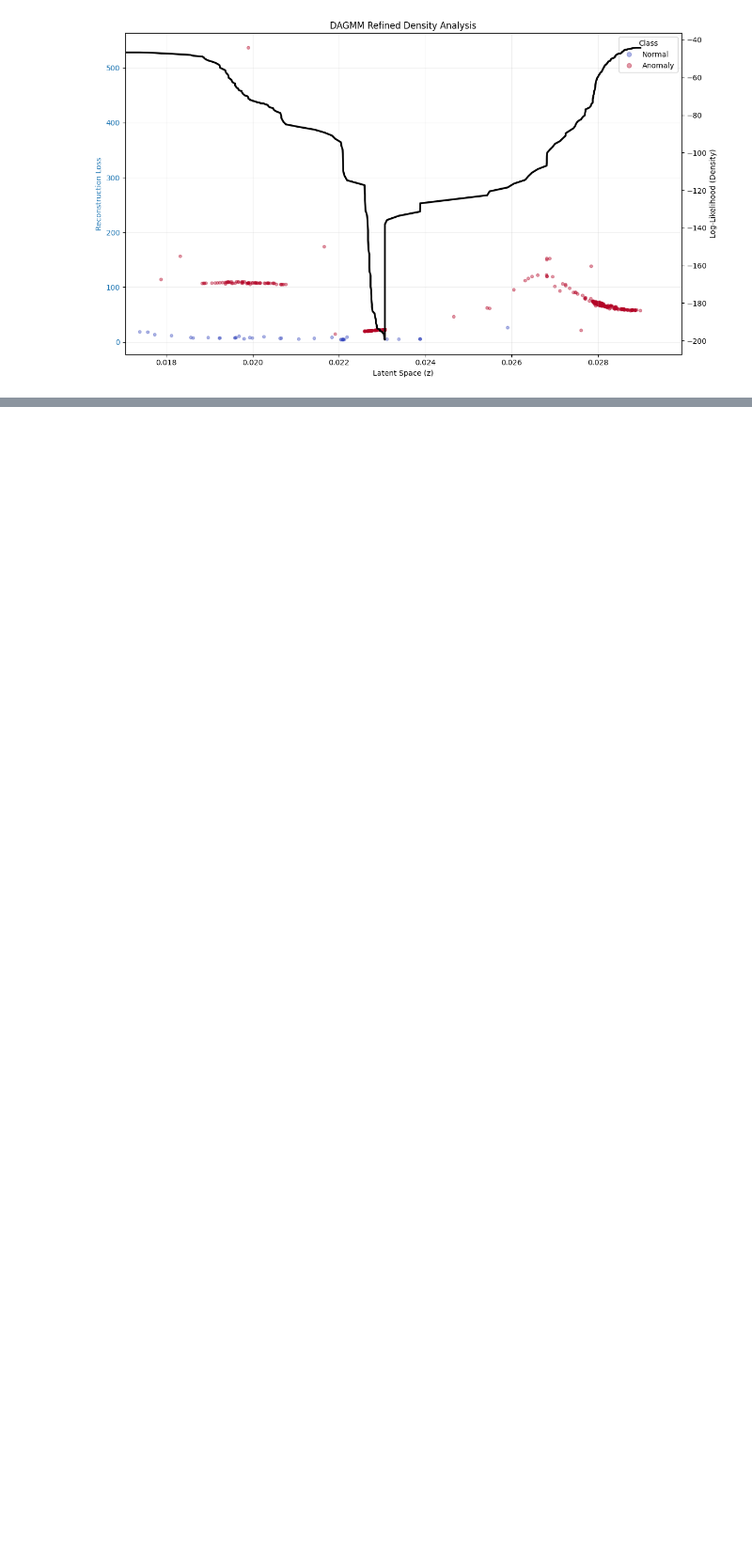
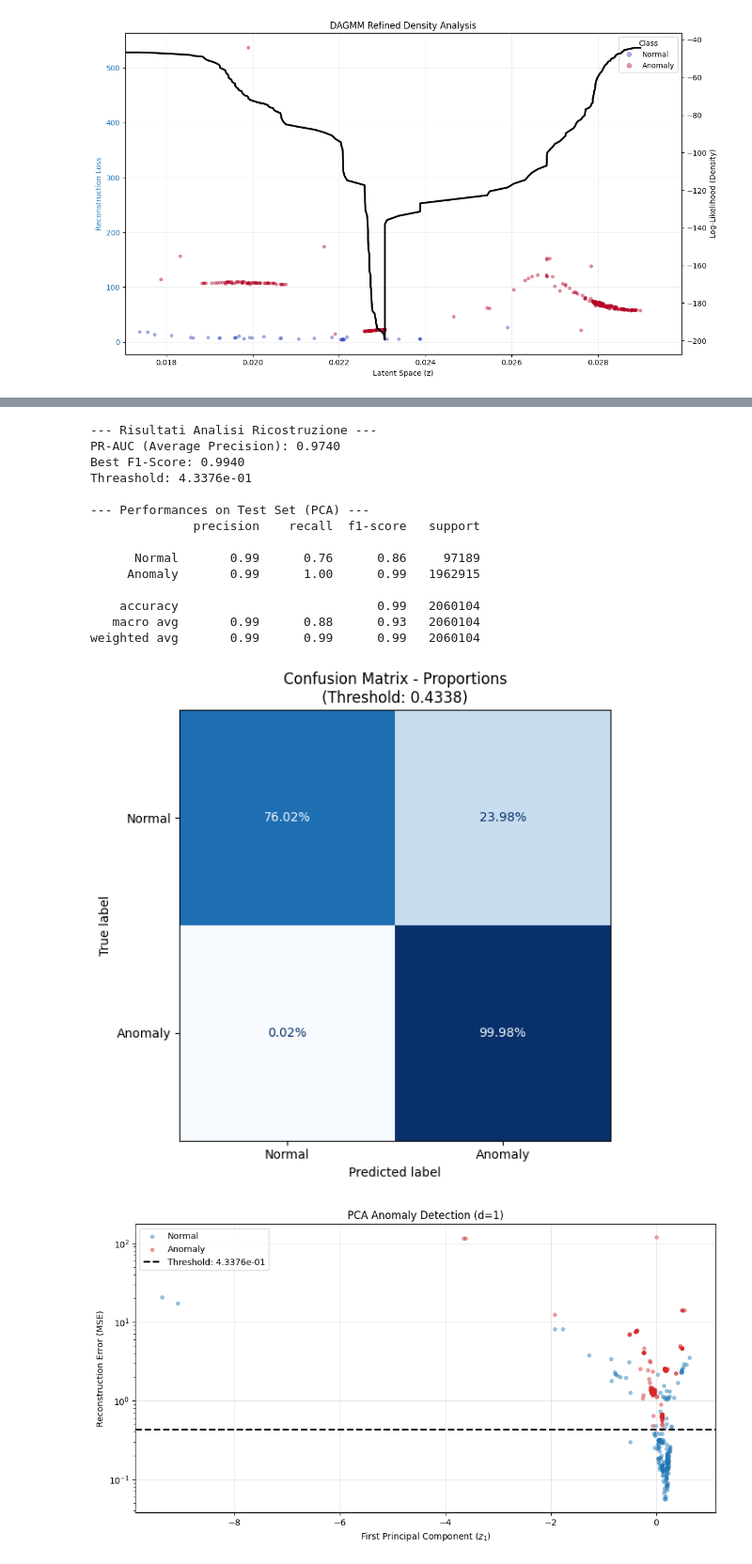
Before and after one commit to pietromihelj/Unsupervised_learning, a Jupyter notebook: exam/DAGMM.ipynb, the cells around one changed output, grey strips where cells are left out. Shown at 94% size. Drawn from its saved outputs; the diff is of its cells as text; code cells hidden in the pictures; blank space fills up the shorter version.

```diff
--- a/exam/DAGMM.ipynb
+++ b/exam/DAGMM.ipynb
@@ -343,3 +38,28 @@ def train_and_update_history(model, data_tensor, filename='history_loss.pkl', ep
-# %%
-X_all, y_all = preprocess_kdd(df)
-X_train, X_val, X_test, y_val, y_test = split_dataset(X_all, y_all)
+# %%
+def split_dataset(X, y, to_torch=False):
+    """
+    Split the dataset in NumPy. Se to_torch=True, convert data in tensors.
+    """
+    normal_mask = (y == 'normal.') | (y == 'normal')
+    X_normal = X[normal_mask]
+    y_normal = y[normal_mask]
+    X_anomaly = X[~normal_mask]
+    y_anomaly = y[~normal_mask]
+
+    X_train, X_rest, y_train, y_rest = train_test_split(
+        X_normal, y_normal, test_size=0.2, random_state=42
+    )
+
+    X_val_test = np.concatenate([X_rest, X_anomaly])
+    y_val_test = np.concatenate([y_rest, y_anomaly])
+
+    X_val, X_test, y_val, y_test = train_test_split(
+        X_val_test, y_val_test, test_size=0.5, random_state=42
+    )
+
+    if to_torch:
+        X_train = torch.from_numpy(X_train).float()
+        X_val = torch.from_numpy(X_val).float()
+        X_test = torch.from_numpy(X_test).float()
+
+    return X_train, X_val, X_test, y_val, y_test
@@ -346,3 +358,6 @@ X_train, X_val, X_test, y_val, y_test = split_dataset(X_all, y_all)
+# %%
+X_all, y_all = preprocess_kdd(df)
+X_train, X_val, X_test, y_val, y_test = split_dataset(X_all, y_all, to_torch=True)
 # %%
 input_dim = X_train.shape[1]
 model = DAGMM(enc_dims=[[input_dim, 60], [60, 30], [30, 10], [10, 1]],
@@ -490,0 +622,20 @@ plot_refined_dagmm_analysis(model, X_test[:1000], y_test[:1000])
+# %%
+X_train, X_val, X_test, y_val, y_test = split_dataset(X_all, y_all, to_torch=False)
+pca_pipeline(1, X_train, X_val, X_test, y_val, y_test)
+# %% [output]
+--- Risultati Analisi Ricostruzione ---
+PR-AUC (Average Precision): 0.9740
+Best F1-Score: 0.9940
+Threashold: 4.3376e-01
+
+--- Performances on Test Set (PCA) ---
+              precision    recall  f1-score   support
+
+      Normal       0.99      0.76      0.86     97189
+     Anomaly       0.99      1.00      0.99   1962915
+
+    accuracy                           0.99   2060104
+   macro avg       0.99      0.88      0.93   2060104
+weighted avg       0.99      0.99      0.99   2060104
+[figure, added]
+[figure, added]
```
Also changed, not shown: parts of 19 cells of this notebook.
